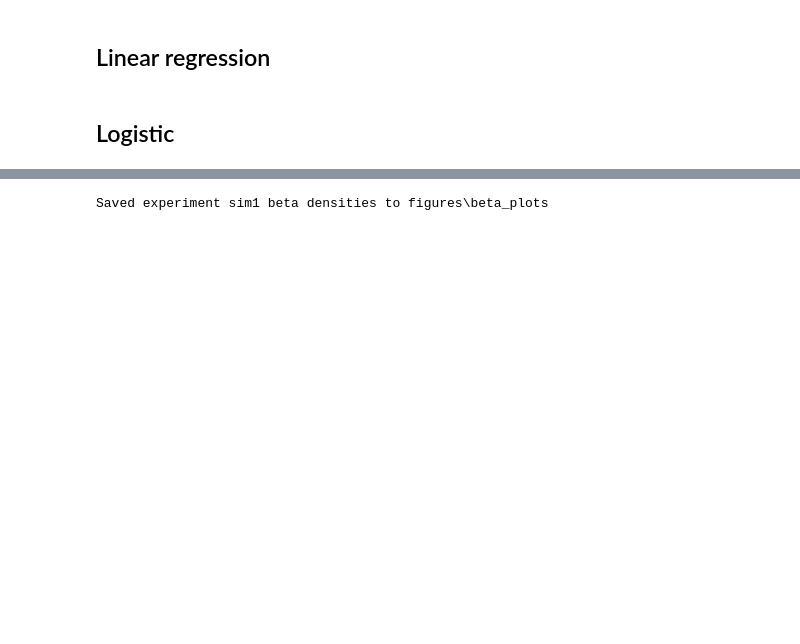
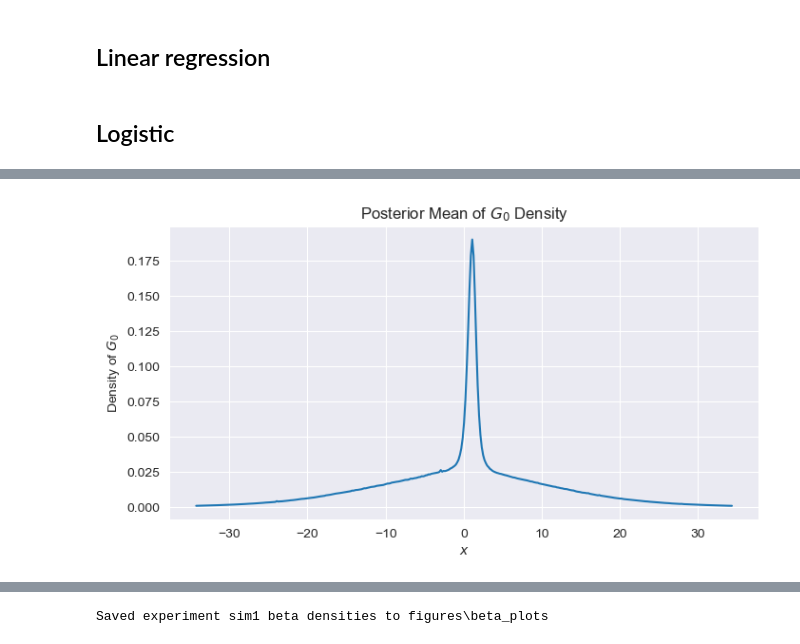
Before and after one commit to Kumachar/ResearchExamples, a Jupyter notebook: simulation_experiment_for_conference2.ipynb, the cells around one changed output, grey strips where cells are left out. Saved outputs shown, nothing was run; the diff lists cells and outputs as text; code cells hidden in the pictures; blank space fills up the shorter version.

```diff
--- a/simulation_experiment_for_conference2.ipynb
+++ b/simulation_experiment_for_conference2.ipynb
@@ -1657,7 +1854,9 @@ def plot_g0_density_from_file(npz_path, density_cut, save_to=None):
         plt.show()
 # %%
 compute_g0_components(idata, "results/g0_archives/g0_components.npz", xgrid_len=2000)
-plot_g0_density_from_file("results/g0_archives/g0_components.npz", density_cut=1e-2)
+plot_g0_density_from_file("results/g0_archives/g0_components.npz", density_cut=1e-3)
+# %% [output]
+[figure, added]
 # %%
 beta_store = store_beta_posteriors(
     idata=idata,
```
Also changed, not shown: parts of 14 cells of this notebook.
